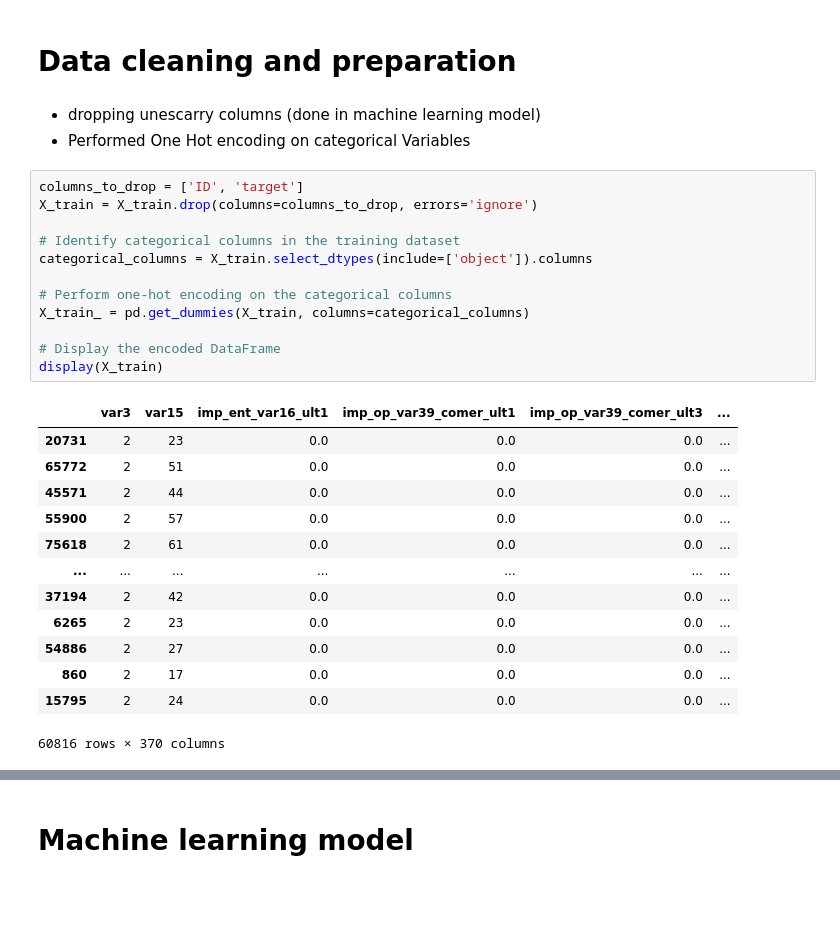
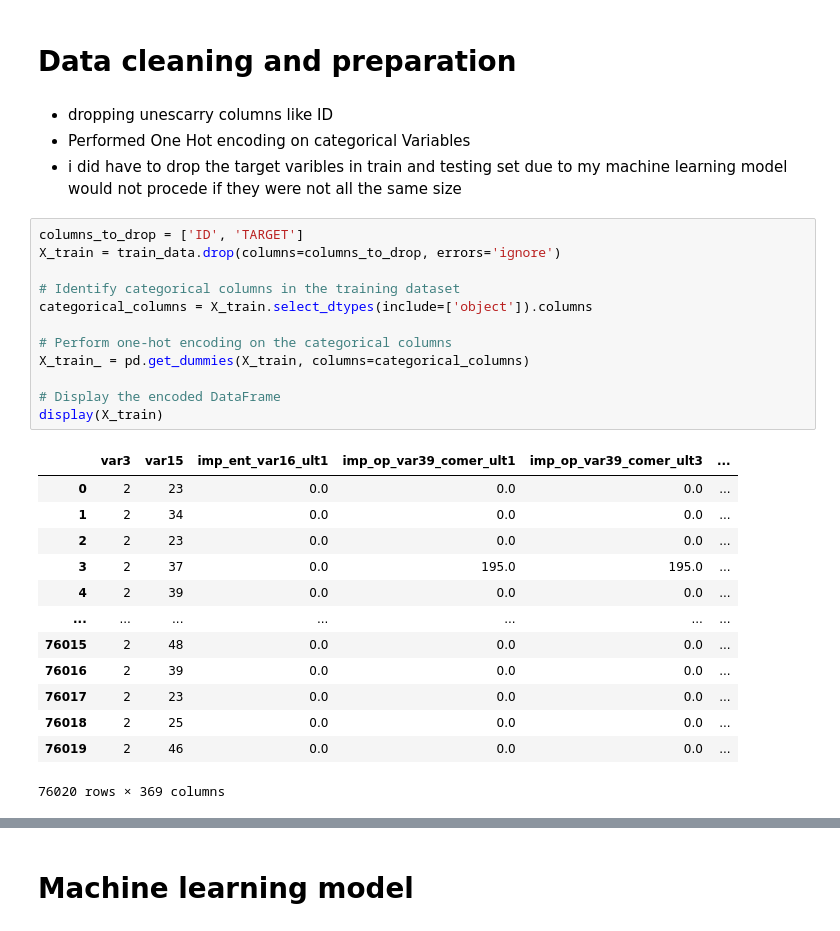
Before and after one commit to randolphwanjiru/DSP4380, a Jupyter notebook: Tabular/Customer Satisification Project Submission.ipynb, the cells around one changed output, grey strips where cells are left out. Saved outputs shown, nothing was run; the diff lists cells and outputs as text; blank space fills up the shorter version.

```diff
--- a/Tabular/Customer Satisification Project Submission.ipynb
+++ b/Tabular/Customer Satisification Project Submission.ipynb
@@ -160,33 +182,34 @@ print(percentage_df)
 # %% [markdown]
 # Data cleaning and preparation
 # %% [markdown]
-* dropping unescarry columns (done in machine learning model)
+* dropping unescarry columns like ID
 * Performed One Hot encoding on categorical Variables
+* i did have to drop the target varibles in train and testing set due to my machine learning model would not procede if they were not all the same size
 # %%
-columns_to_drop = ['ID', 'target']
-X_train = X_train.drop(columns=columns_to_drop, errors='ignore')
+columns_to_drop = ['ID', 'TARGET']
+X_train = train_data.drop(columns=columns_to_drop, errors='ignore')
 
 # Identify categorical columns in the training dataset
 categorical_columns = X_train.select_dtypes(include=['object']).columns
 
 # Perform one-hot encoding on the categorical columns
 X_train_ = pd.get_dummies(X_train, columns=categorical_columns)
 
 # Display the encoded DataFrame
 display(X_train)
 # %% [output]
 |  | var3 | var15 | imp_ent_var16_ult1 | imp_op_var39_comer_ult1 | imp_op_var39_comer_ult3 | ... |
-| 20731 | 2 | 23 | 0.0 | 0.0 | 0.0 | ... |
-| 65772 | 2 | 51 | 0.0 | 0.0 | 0.0 | ... |
-| 45571 | 2 | 44 | 0.0 | 0.0 | 0.0 | ... |
-| 55900 | 2 | 57 | 0.0 | 0.0 | 0.0 | ... |
-| 75618 | 2 | 61 | 0.0 | 0.0 | 0.0 | ... |
+| 0 | 2 | 23 | 0.0 | 0.0 | 0.0 | ... |
+| 1 | 2 | 34 | 0.0 | 0.0 | 0.0 | ... |
+| 2 | 2 | 23 | 0.0 | 0.0 | 0.0 | ... |
+| 3 | 2 | 37 | 0.0 | 195.0 | 195.0 | ... |
+| 4 | 2 | 39 | 0.0 | 0.0 | 0.0 | ... |
 | ... | ... | ... | ... | ... | ... | ... |
-| 37194 | 2 | 42 | 0.0 | 0.0 | 0.0 | ... |
-| 6265 | 2 | 23 | 0.0 | 0.0 | 0.0 | ... |
-| 54886 | 2 | 27 | 0.0 | 0.0 | 0.0 | ... |
-| 860 | 2 | 17 | 0.0 | 0.0 | 0.0 | ... |
-| 15795 | 2 | 24 | 0.0 | 0.0 | 0.0 | ... |
+| 76015 | 2 | 48 | 0.0 | 0.0 | 0.0 | ... |
+| 76016 | 2 | 39 | 0.0 | 0.0 | 0.0 | ... |
+| 76017 | 2 | 23 | 0.0 | 0.0 | 0.0 | ... |
+| 76018 | 2 | 25 | 0.0 | 0.0 | 0.0 | ... |
+| 76019 | 2 | 46 | 0.0 | 0.0 | 0.0 | ... |
-60816 rows × 370 columns
+76020 rows × 369 columns
 # %%
 # Identify categorical columns in the test dataset
```
Also changed, not shown: parts of 22 cells of this notebook.
